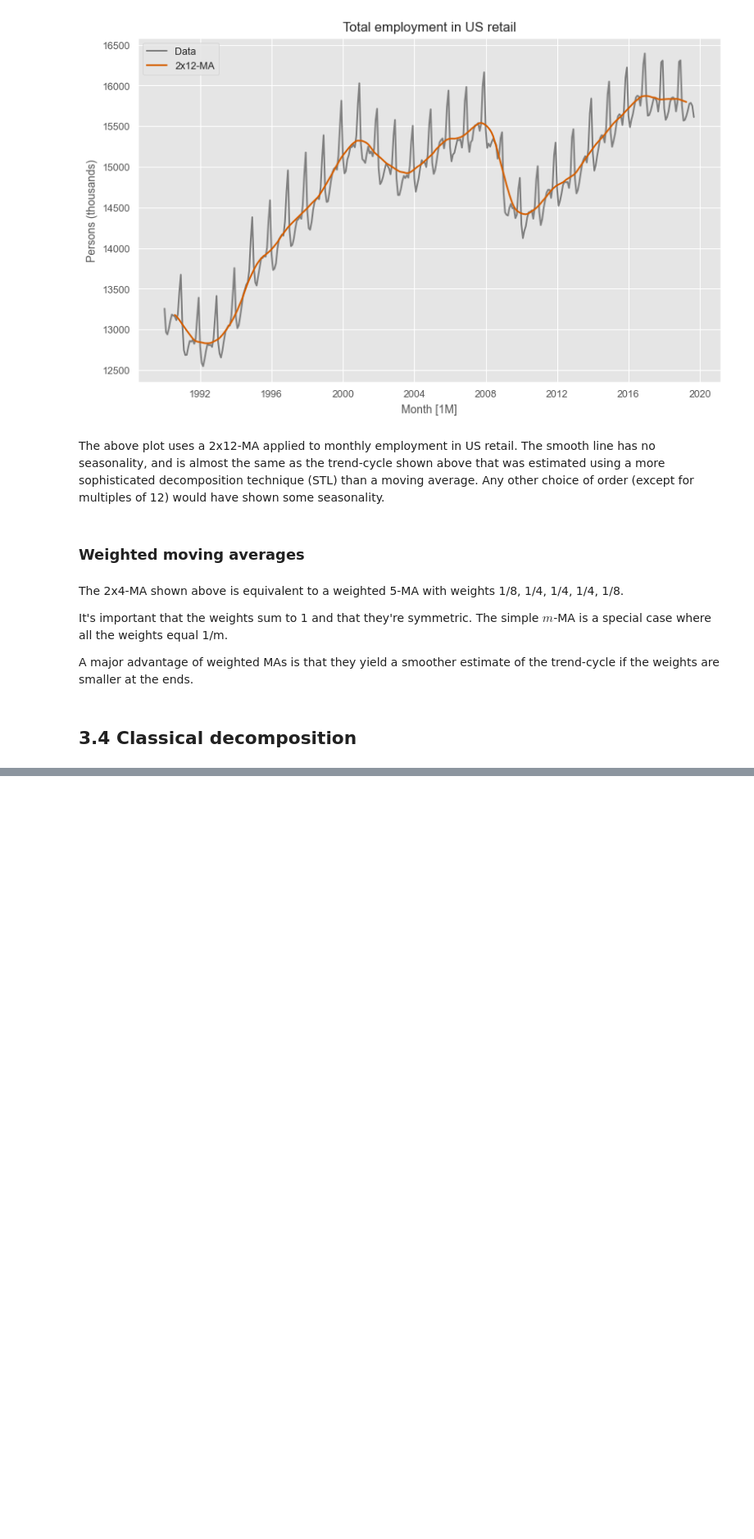
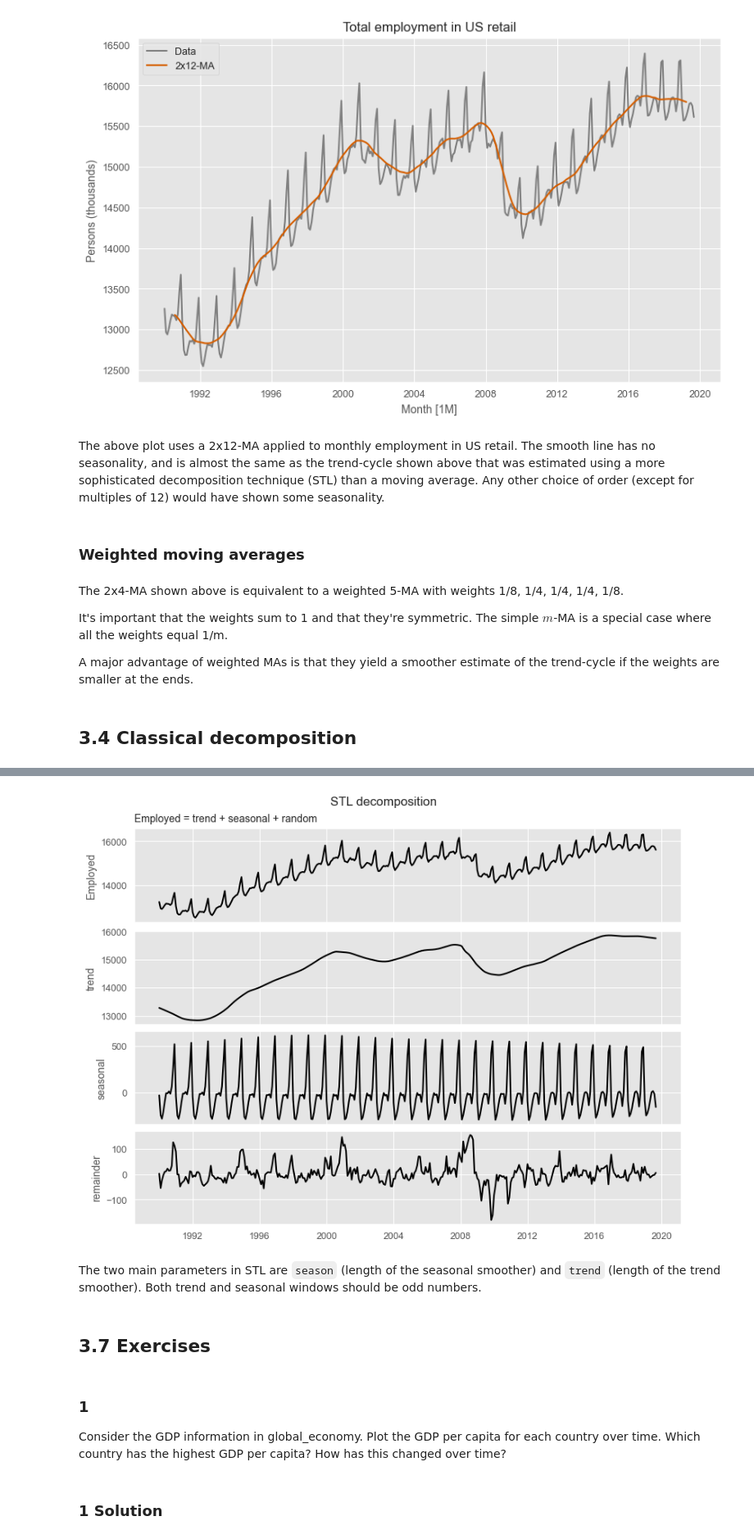
Before and after one commit to darmendariz/fpp, a Jupyter notebook: 03_time_series_decomposition.ipynb, the cells around one changed output, grey strips where cells are left out. Shown at 82% size. Cells and saved outputs as stored; diff of their text form; code cells hidden in the pictures; blank space fills up the shorter version.

```diff
--- a/03_time_series_decomposition.ipynb
+++ b/03_time_series_decomposition.ipynb
@@ -375,0 +431,34 @@ A major advantage of weighted MAs is that they yield a smoother estimate of the
+# %%
+stl = STL(us_retail_employment["y"], period=12,
+    seasonal=13, trend=21, robust=True)
+res_stl = stl.fit()
+dcmp = pd.DataFrame({
+    "ds": us_retail_employment["ds"],
+    "data": us_retail_employment["y"],
+    "trend": res_stl.trend,
+    "seasonal": res_stl.seasonal,
+    "remainder": res_stl.resid,
+}).reset_index(drop=True)
+
+fig, axes = plt.subplots(4, 1, sharex=True, figsize=(8, 6))
+sns.lineplot(data=dcmp, x="ds", y="data", ax=axes[0])
+sns.lineplot(data=dcmp, x="ds", y="trend", ax=axes[1])
+sns.lineplot(data=dcmp, x="ds", y="seasonal", ax=axes[2])
+sns.lineplot(data=dcmp, x="ds", y="remainder", ax=axes[3])
+axes[0].set_title("Employed = trend + seasonal + random",
+    size="medium", loc="left")
+axes[0].set(ylabel="Employed")
+axes[3].set(xlabel="")
+fig.suptitle("STL decomposition")
+plt.show()
+# %% [output]
+[figure, added]
+# %% [markdown]
+The two main parameters in STL are `season` (length of the seasonal smoother) and `trend` (length of the trend smoother). Both trend and seasonal windows should be odd numbers.
+# %% [markdown]
+## 3.7 Exercises
+# %% [markdown]
+### 1
+Consider the GDP information in global_economy. Plot the GDP per capita for each country over time. Which country has the highest GDP per capita? How has this changed over time?
+# %% [markdown]
+### 1 Solution
```
Also changed, not shown: parts of 16 cells of this notebook.
